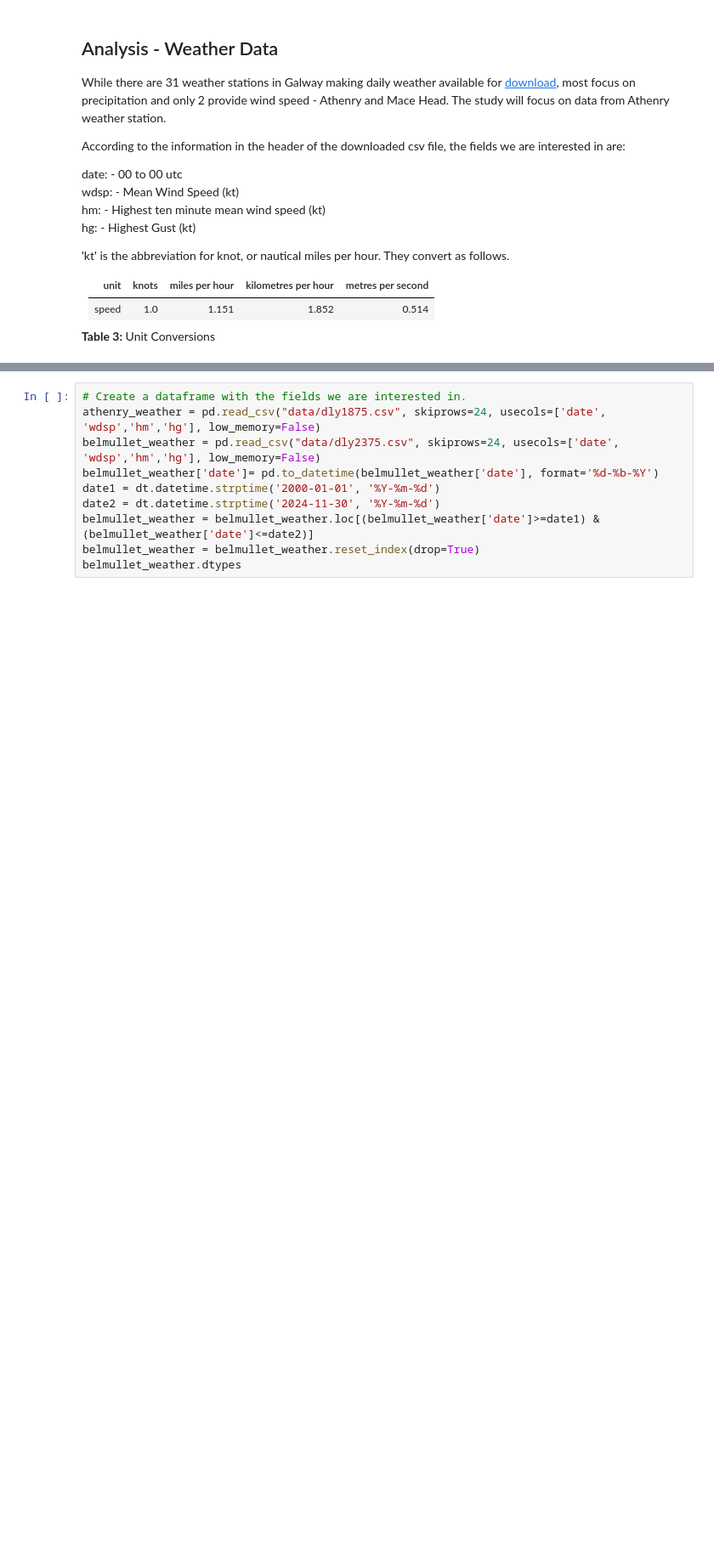
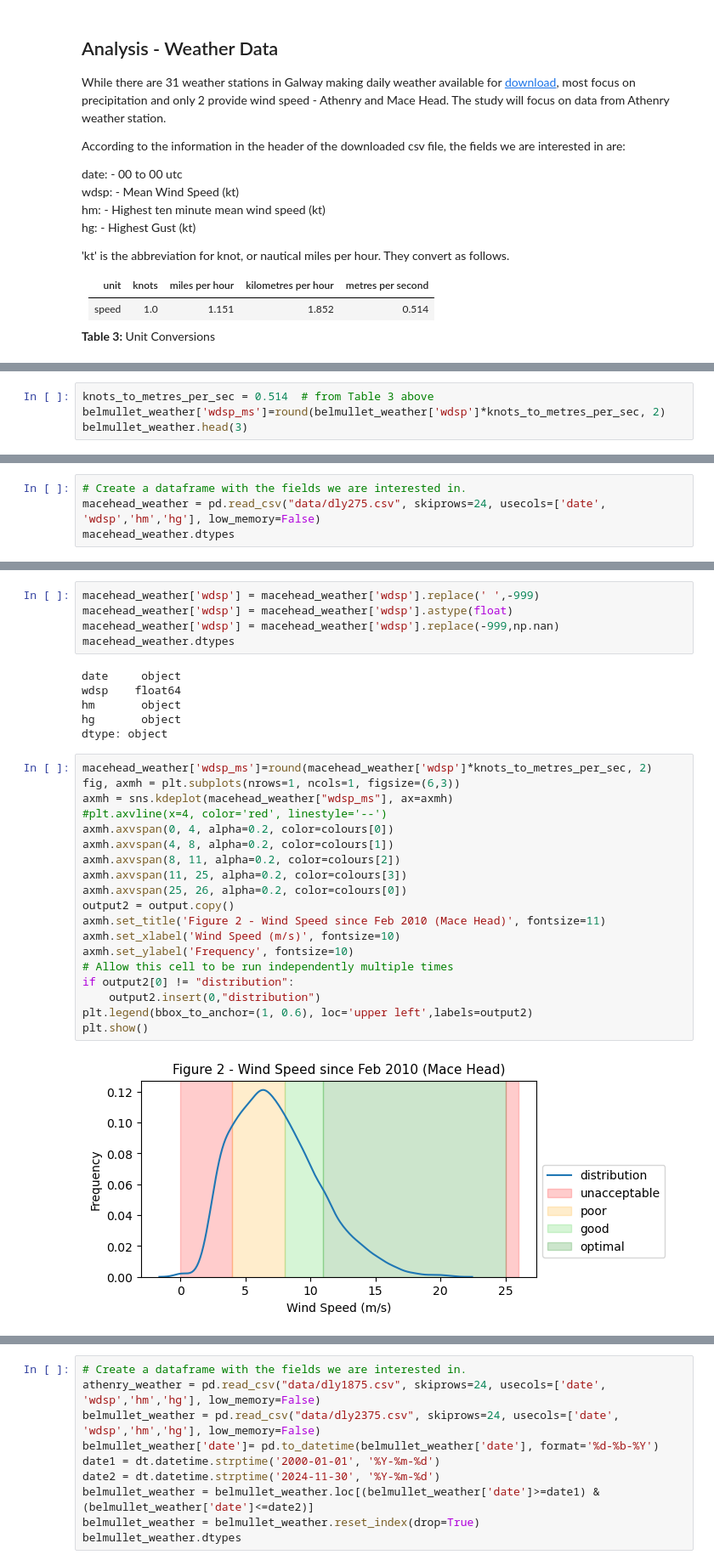
Before and after one commit to dvdgeroconnell/PFDA-project, a Jupyter notebook: weather.ipynb, the cells around one changed output, grey strips where cells are left out. Shown at 85% size. Saved outputs shown, nothing was run; the diff lists cells and outputs as text; blank space fills up the shorter version.

```diff
--- a/weather.ipynb
+++ b/weather.ipynb
@@ -167,0 +234,4 @@ hg:    -  Highest Gust (kt)
+# %%
+knots_to_metres_per_sec = 0.514  # from Table 3 above
+belmullet_weather['wdsp_ms']=round(belmullet_weather['wdsp']*knots_to_metres_per_sec, 2)
+belmullet_weather.head(3)
@@ -167,0 +333,4 @@ hg:    -  Highest Gust (kt)
+# %%
+# Create a dataframe with the fields we are interested in.
+macehead_weather = pd.read_csv("data/dly275.csv", skiprows=24, usecols=['date', 'wdsp','hm','hg'], low_memory=False)
+macehead_weather.dtypes
@@ -167,0 +350,32 @@ hg:    -  Highest Gust (kt)
+# %%
+macehead_weather['wdsp'] = macehead_weather['wdsp'].replace(' ',-999)
+macehead_weather['wdsp'] = macehead_weather['wdsp'].astype(float)
+macehead_weather['wdsp'] = macehead_weather['wdsp'].replace(-999,np.nan)
+macehead_weather.dtypes
+# %% [output]
+date     object
+wdsp    float64
+hm       object
+hg       object
+dtype: object
+# %%
+macehead_weather['wdsp_ms']=round(macehead_weather['wdsp']*knots_to_metres_per_sec, 2)
+fig, axmh = plt.subplots(nrows=1, ncols=1, figsize=(6,3))
+axmh = sns.kdeplot(macehead_weather["wdsp_ms"], ax=axmh)
+#plt.axvline(x=4, color='red', linestyle='--')
+axmh.axvspan(0, 4, alpha=0.2, color=colours[0])
+axmh.axvspan(4, 8, alpha=0.2, color=colours[1])
+axmh.axvspan(8, 11, alpha=0.2, color=colours[2])
+axmh.axvspan(11, 25, alpha=0.2, color=colours[3])
+axmh.axvspan(25, 26, alpha=0.2, color=colours[0])
+output2 = output.copy()
+axmh.set_title('Figure 2 - Wind Speed since Feb 2010 (Mace Head)', fontsize=11)
+axmh.set_xlabel('Wind Speed (m/s)', fontsize=10)
+axmh.set_ylabel('Frequency', fontsize=10)
+# Allow this cell to be run independently multiple times
+if output2[0] != "distribution":
+    output2.insert(0,"distribution")
+plt.legend(bbox_to_anchor=(1, 0.6), loc='upper left',labels=output2)
+plt.show()
+# %% [output]
+[figure, added]
```
Also changed, not shown: parts of 38 cells of this notebook, 4 other files.
